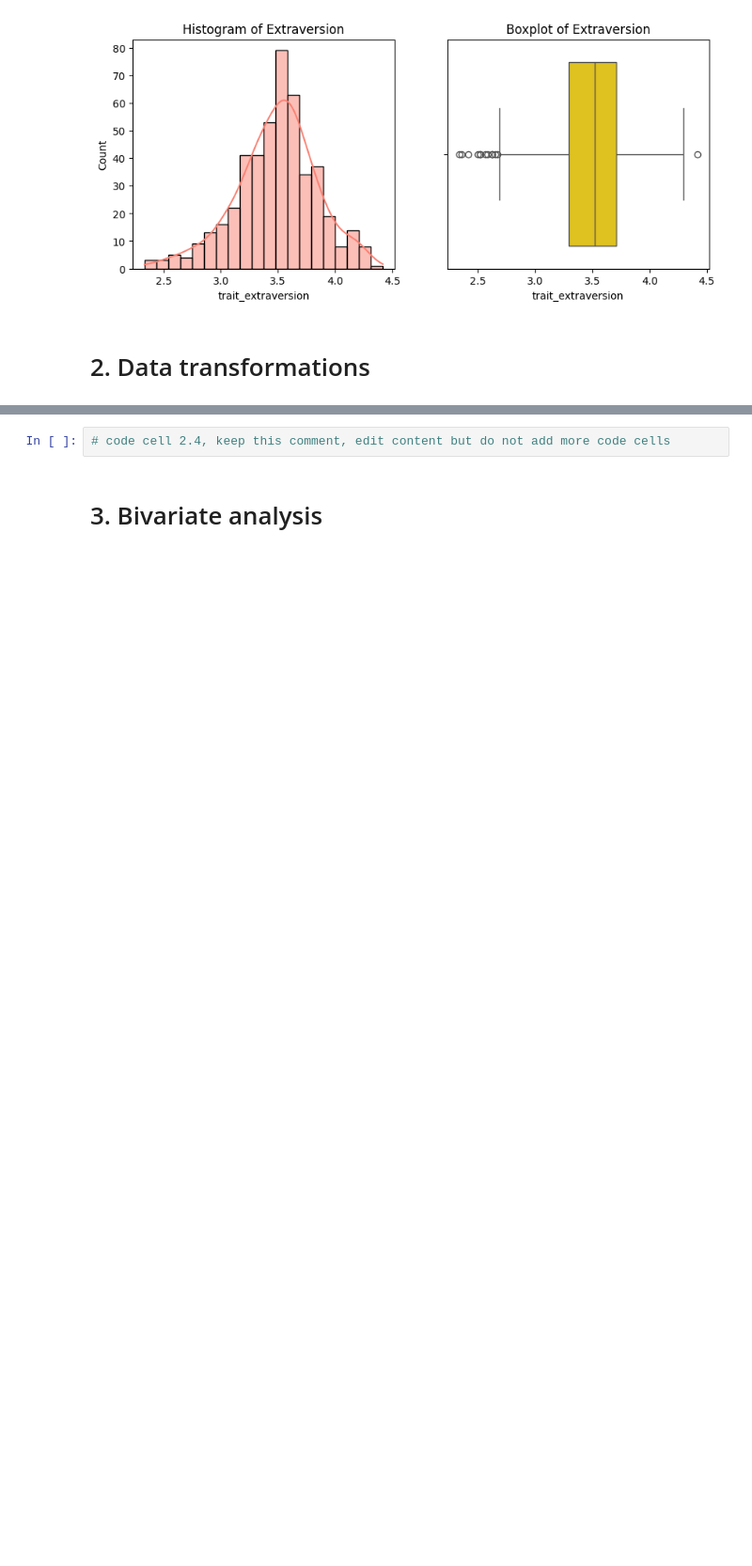
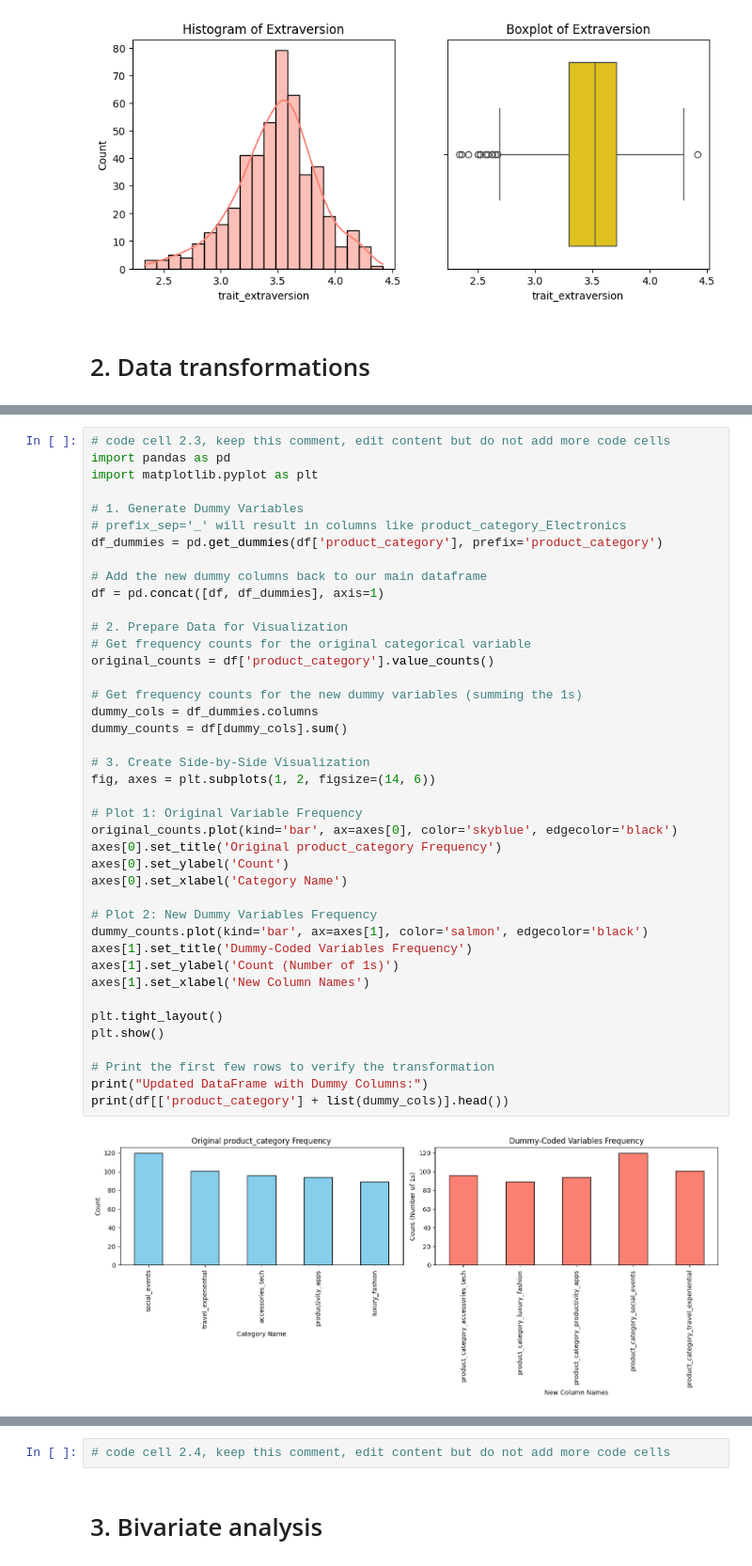
Before and after one commit to cca-cce/osm-comm, a Jupyter notebook: jnb/skoc62_labs.ipynb, the cells around one changed output, grey strips where cells are left out. Shown at 94% size. Drawn from its saved outputs; the diff is of its cells as text; blank space fills up the shorter version.

```diff
--- a/jnb/skoc62_labs.ipynb
+++ b/jnb/skoc62_labs.ipynb
@@ -180,0 +286,43 @@ Name: trait_extraversion, dtype: float64
+# %%
+# code cell 2.3, keep this comment, edit content but do not add more code cells
+import pandas as pd
+import matplotlib.pyplot as plt
+
+# 1. Generate Dummy Variables
+# prefix_sep='_' will result in columns like product_category_Electronics
+df_dummies = pd.get_dummies(df['product_category'], prefix='product_category')
+
+# Add the new dummy columns back to our main dataframe
+df = pd.concat([df, df_dummies], axis=1)
+
+# 2. Prepare Data for Visualization
+# Get frequency counts for the original categorical variable
+original_counts = df['product_category'].value_counts()
+
+# Get frequency counts for the new dummy variables (summing the 1s)
+dummy_cols = df_dummies.columns
+dummy_counts = df[dummy_cols].sum()
+
+# 3. Create Side-by-Side Visualization
+fig, axes = plt.subplots(1, 2, figsize=(14, 6))
+
+# Plot 1: Original Variable Frequency
+original_counts.plot(kind='bar', ax=axes[0], color='skyblue', edgecolor='black')
+axes[0].set_title('Original product_category Frequency')
+axes[0].set_ylabel('Count')
+axes[0].set_xlabel('Category Name')
+
+# Plot 2: New Dummy Variables Frequency
+dummy_counts.plot(kind='bar', ax=axes[1], color='salmon', edgecolor='black')
+axes[1].set_title('Dummy-Coded Variables Frequency')
+axes[1].set_ylabel('Count (Number of 1s)')
+axes[1].set_xlabel('New Column Names')
+
+plt.tight_layout()
+plt.show()
+
+# Print the first few rows to verify the transformation
+print("Updated DataFrame with Dummy Columns:")
+print(df[['product_category'] + list(dummy_cols)].head())
+# %% [output]
+[figure, added]
```
Also changed, not shown: parts of 6 cells of this notebook.
